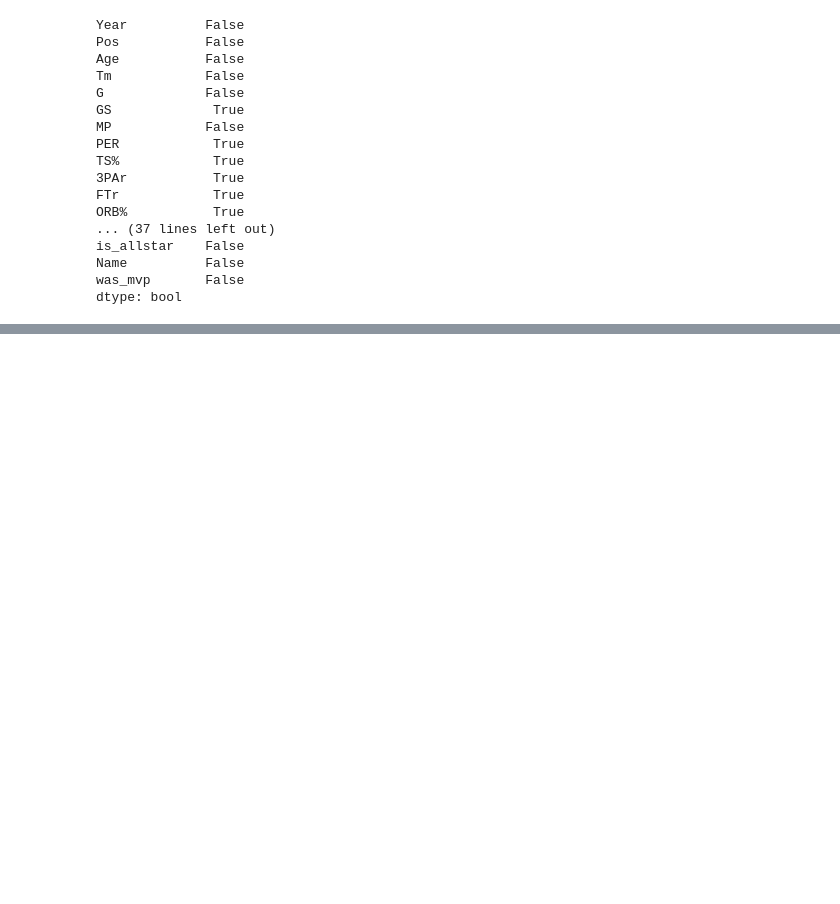
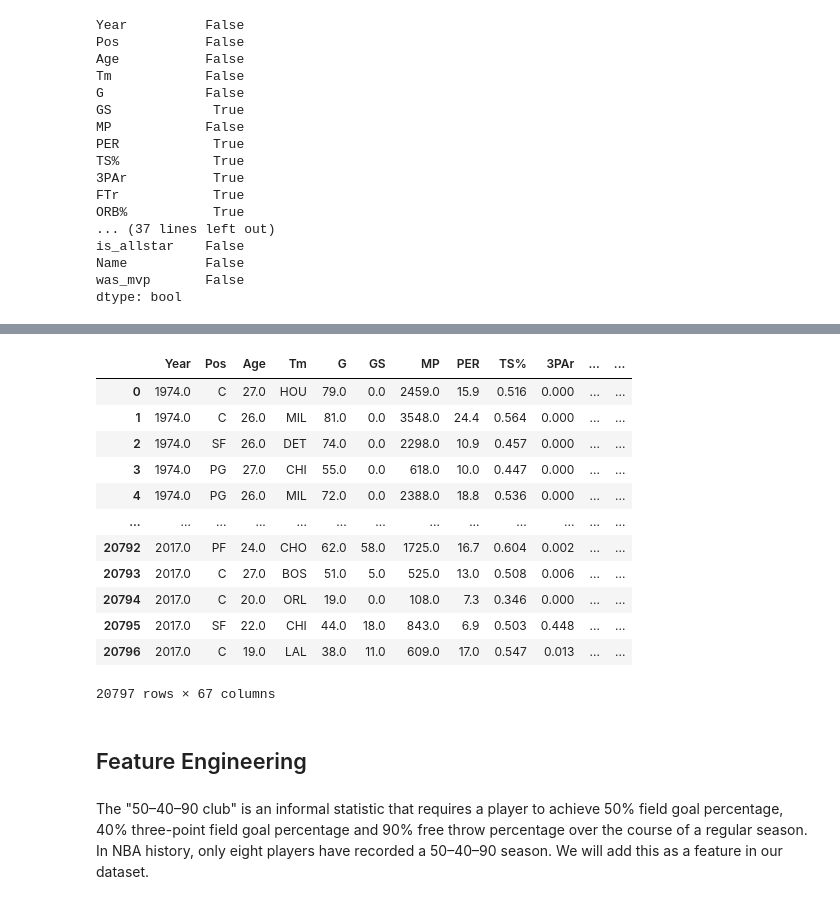
Before and after one commit to jdclifton2/NBA_Analysis, a Jupyter notebook: MVP_Analysis.ipynb, the cells around one changed output, grey strips where cells are left out. Saved outputs shown, nothing was run; the diff lists cells and outputs as text; code cells hidden in the pictures; blank space fills up the shorter version.

Commit message:
Cleaned the data, began some feature engineering.

```diff
--- a/MVP_Analysis.ipynb
+++ b/MVP_Analysis.ipynb
@@ -81,0 +107,2 @@ dtype: bool
+# %%
+stats_df.fillna(0, inplace = True)
@@ -81,0 +129,25 @@ dtype: bool
+# %%
+pos_dummies = pd.get_dummies(stats_df.Pos,drop_first =True, prefix = "Position")
+stats_df = pd.concat([stats_df, pos_dummies], axis = 1)
+#Maybe consider getting rid of swing positions. All players must fall under one of PG, SG, SF, PF, C? Drop position entirely?
+#stats_df = stats_df.drop(columns = ['Pos', 'Name', 'Tm'])
+# %%
+stats_df
+# %% [output]
+|  | Year | Pos | Age | Tm | G | GS | MP | PER | TS% | 3PAr | ... | ... |
+| 0 | 1974.0 | C | 27.0 | HOU | 79.0 | 0.0 | 2459.0 | 15.9 | 0.516 | 0.000 | ... | ... |
+| 1 | 1974.0 | C | 26.0 | MIL | 81.0 | 0.0 | 3548.0 | 24.4 | 0.564 | 0.000 | ... | ... |
+| 2 | 1974.0 | SF | 26.0 | DET | 74.0 | 0.0 | 2298.0 | 10.9 | 0.457 | 0.000 | ... | ... |
+| 3 | 1974.0 | PG | 27.0 | CHI | 55.0 | 0.0 | 618.0 | 10.0 | 0.447 | 0.000 | ... | ... |
+| 4 | 1974.0 | PG | 26.0 | MIL | 72.0 | 0.0 | 2388.0 | 18.8 | 0.536 | 0.000 | ... | ... |
+| ... | ... | ... | ... | ... | ... | ... | ... | ... | ... | ... | ... | ... |
+| 20792 | 2017.0 | PF | 24.0 | CHO | 62.0 | 58.0 | 1725.0 | 16.7 | 0.604 | 0.002 | ... | ... |
+| 20793 | 2017.0 | C | 27.0 | BOS | 51.0 | 5.0 | 525.0 | 13.0 | 0.508 | 0.006 | ... | ... |
+| 20794 | 2017.0 | C | 20.0 | ORL | 19.0 | 0.0 | 108.0 | 7.3 | 0.346 | 0.000 | ... | ... |
+| 20795 | 2017.0 | SF | 22.0 | CHI | 44.0 | 18.0 | 843.0 | 6.9 | 0.503 | 0.448 | ... | ... |
+| 20796 | 2017.0 | C | 19.0 | LAL | 38.0 | 11.0 | 609.0 | 17.0 | 0.547 | 0.013 | ... | ... |
+20797 rows × 67 columns
+# %% [markdown]
+## Feature Engineering <a class="anchor" id="engineering"></a>
+# %% [markdown]
+The "50–40–90 club" is an informal statistic that requires a player to achieve 50% field goal percentage, 40% three-point field goal percentage and 90% free throw percentage over the course of a regular season. In NBA history, only eight players have recorded a 50–40–90 season. We will add this as a feature in our dataset.
```
Also changed, not shown: parts of 7 cells of this notebook.
